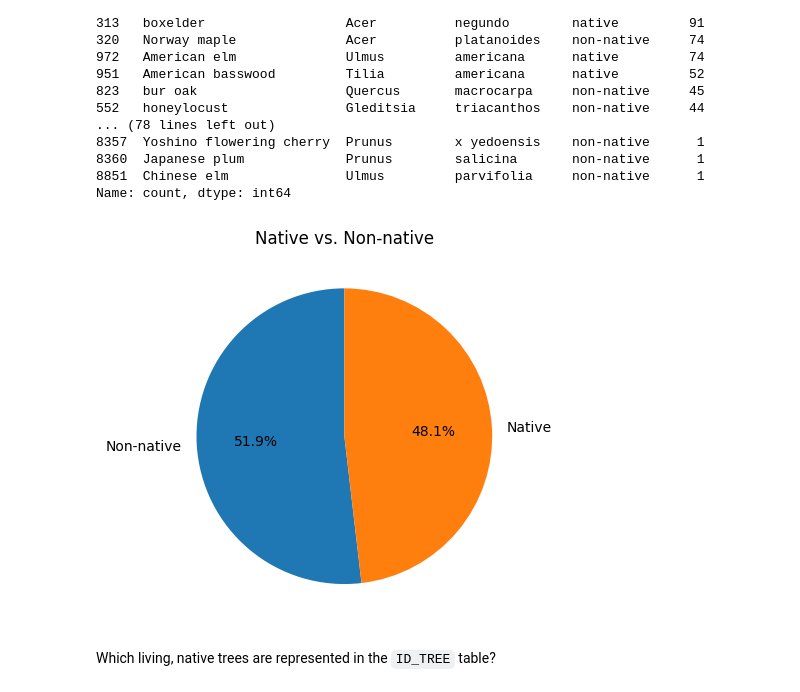
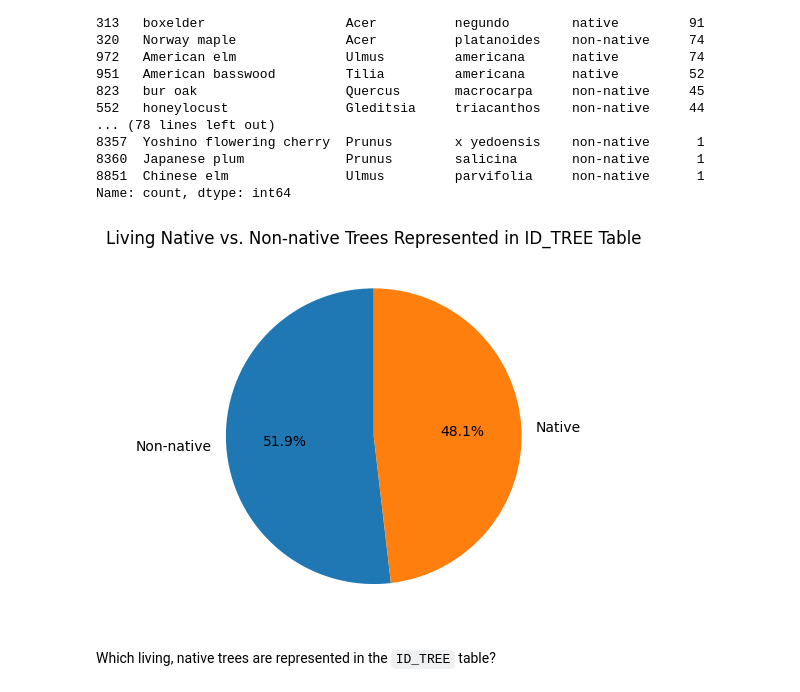
Before and after one commit to fractalate/data-trees, a Jupyter notebook: explore_chicago_il.ipynb, the cells around one changed output. Cells and saved outputs as stored; diff of their text form; code cells hidden in the pictures.

```diff
--- a/explore_chicago_il.ipynb
+++ b/explore_chicago_il.ipynb
@@ -275,14 +275,14 @@ SPCD  COMMON_NAME               GENUS         SPECIES        NATIVITY
 Name: count, dtype: int64
 # %%
 ax = df_trees_nativity['NATIVITY'].map({'native': 'Native', 'non-native': 'Non-native'}).value_counts().plot.pie(
-    title = 'Native vs. Non-native',
+    title = 'Living Native vs. Non-native Trees Represented in ID_TREE Table',
     autopct='%1.1f%%',
     startangle=90,
 )
 ax.set_ylabel('')
 pass
 # %% [output]
-[figure, old version]
+[figure, new version]
 # %% [markdown]
 Which living, native trees are represented in the `ID_TREE` table?
 # %%
```
Also changed, not shown: parts of 3 cells of this notebook.
